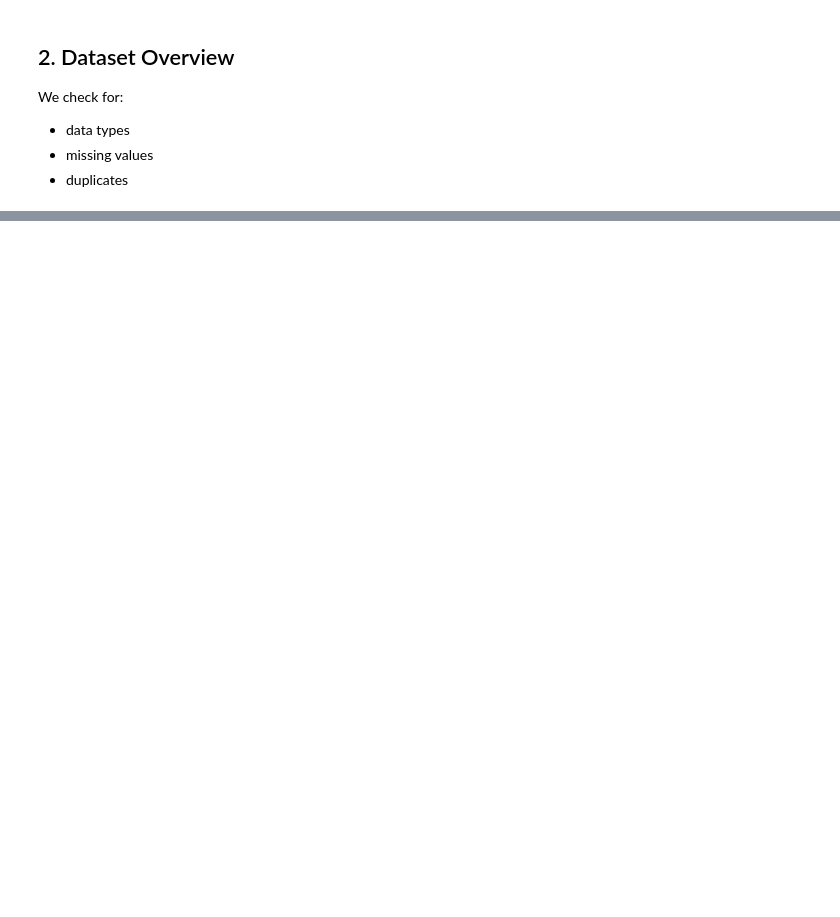
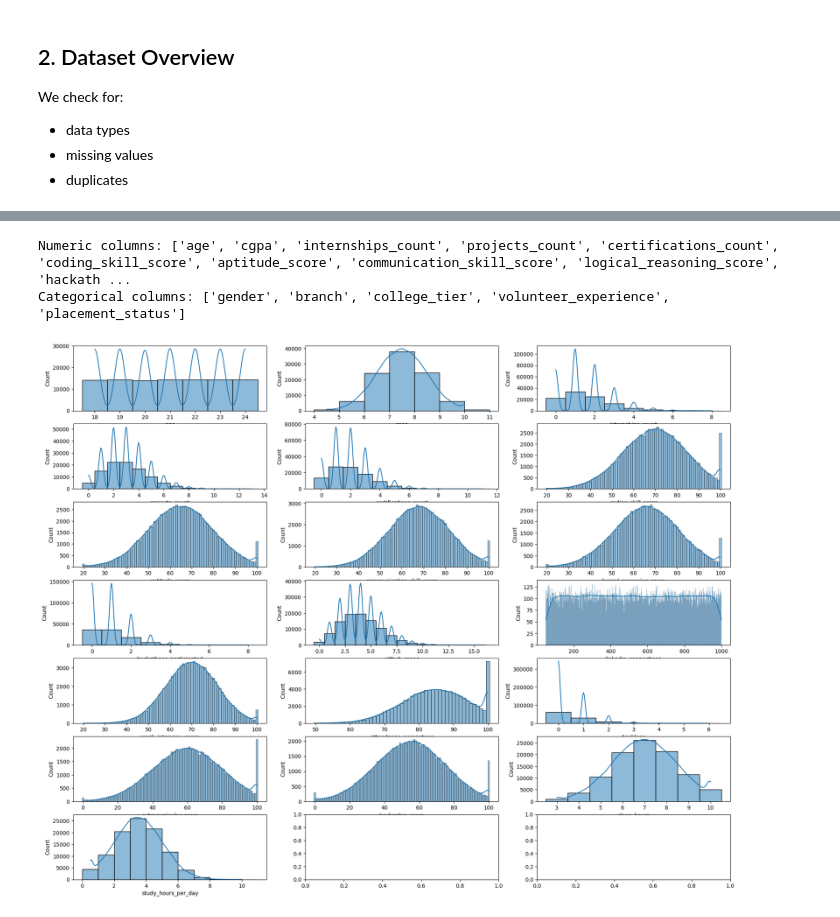
Before and after one commit to JoAz06/Workshop2Project, a Jupyter notebook: regression.ipynb, the cells around one changed output, grey strips where cells are left out. Drawn from its saved outputs; the diff is of its cells as text; code cells hidden in the pictures; blank space fills up the shorter version.

```diff
--- a/regression.ipynb
+++ b/regression.ipynb
@@ -147,0 +183,19 @@ display(df.describe(include='all').T)
+# %%
+numeric_cols = df.select_dtypes(include=np.number).columns.tolist()
+categorical_cols = df.select_dtypes(exclude=np.number).columns.tolist()
+
+print("Numeric columns:", numeric_cols)
+print("Categorical columns:", categorical_cols)
+# %% [output]
+Numeric columns: ['age', 'cgpa', 'internships_count', 'projects_count', 'certifications_count', 'coding_skill_score', 'aptitude_score', 'communication_skill_score', 'logical_reasoning_score', 'hackath ...
+Categorical columns: ['gender', 'branch', 'college_tier', 'volunteer_experience', 'placement_status']
+# %%
+# Histograms for numerical features
+n_rows, n_cols = 7, 3
+
+fig, axes = plt.subplots(nrows=n_rows, ncols=n_cols, figsize=(22, 18))
+
+for i, column in enumerate(numeric_cols):
+    sns.histplot(df[column],ax=axes[i//n_cols,i%n_cols], kde=True, discrete=True)
+# %% [output]
+[figure, added]
```
Also changed, not shown: parts of 9 cells of this notebook, 1 other file.
